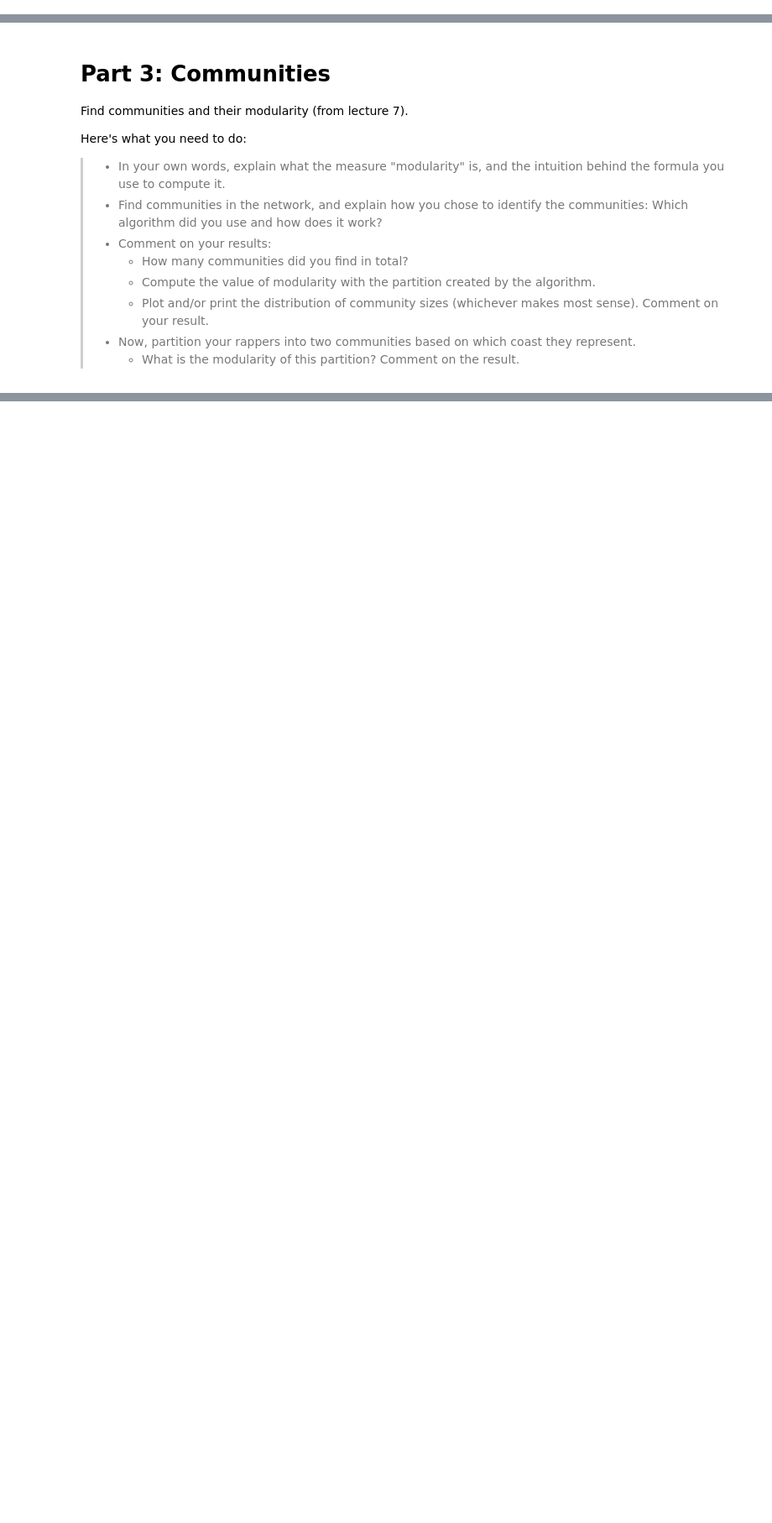
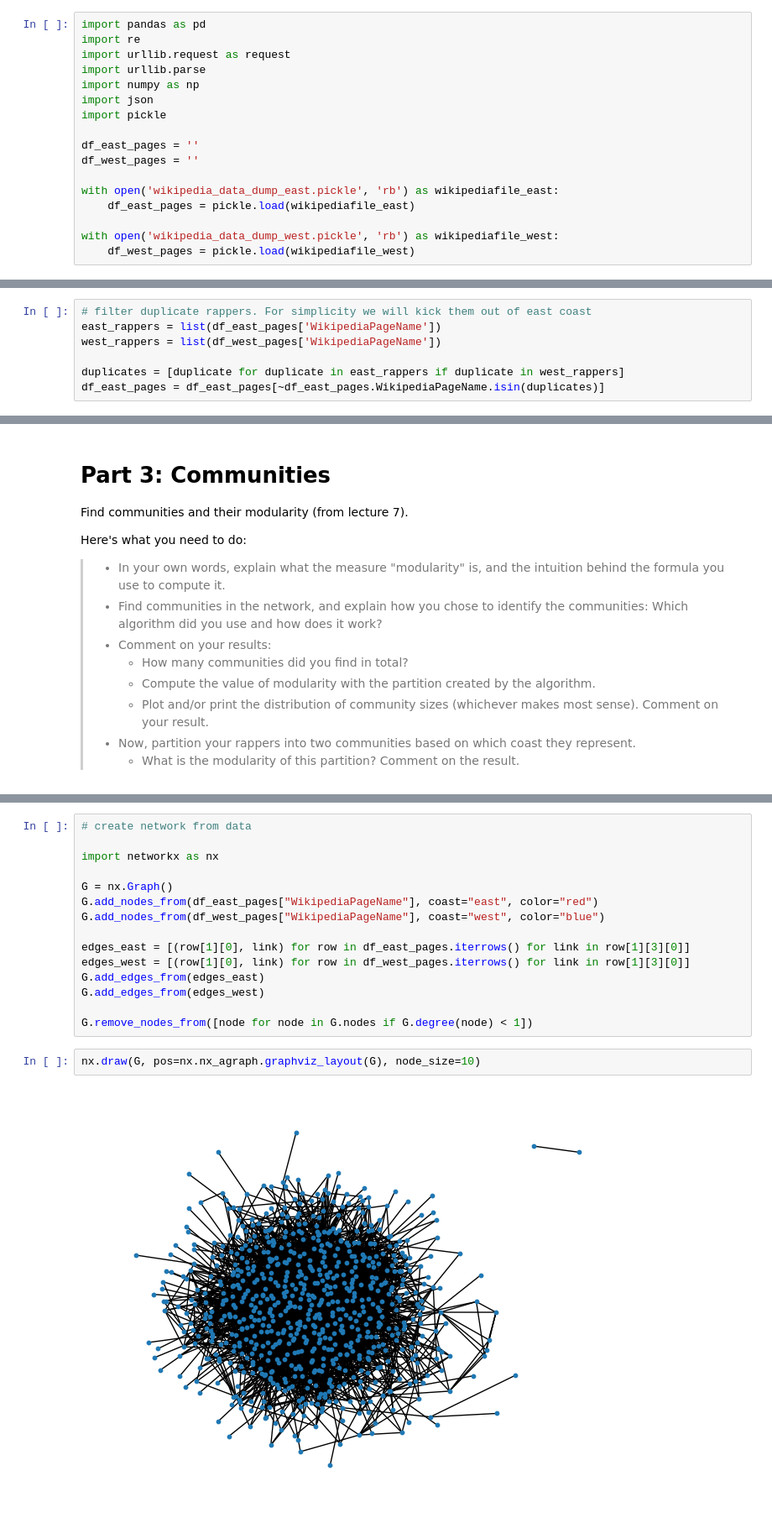
Before and after one commit to andste97/socialgraphs2023f-project, a Jupyter notebook: assignments/Assignment2.ipynb, the cells around one changed output, grey strips where cells are left out. Shown at 84% size. Saved outputs shown, nothing was run; the diff lists cells and outputs as text; blank space fills up the shorter version.

```diff
--- a/assignments/Assignment2.ipynb
+++ b/assignments/Assignment2.ipynb
@@ -29,0 +119,17 @@ To create our network, we downloaded the rapper Wiki pages from each coast (duri
+# %%
+import pandas as pd
+import re
+import urllib.request as request
+import urllib.parse
+import numpy as np
+import json
+import pickle
+
+df_east_pages = ''
+df_west_pages = ''
+
+with open('wikipedia_data_dump_east.pickle', 'rb') as wikipediafile_east:
+    df_east_pages = pickle.load(wikipediafile_east)
+
+with open('wikipedia_data_dump_west.pickle', 'rb') as wikipediafile_west:
+    df_west_pages = pickle.load(wikipediafile_west)
@@ -30,3 +163,10 @@ To create our network, we downloaded the rapper Wiki pages from each coast (duri
+# %%
+# filter duplicate rappers. For simplicity we will kick them out of east coast
+east_rappers = list(df_east_pages['WikipediaPageName'])
+west_rappers = list(df_west_pages['WikipediaPageName'])
+
+duplicates = [duplicate for duplicate in east_rappers if duplicate in west_rappers]
+df_east_pages = df_east_pages[~df_east_pages.WikipediaPageName.isin(duplicates)]
 # %% [markdown]
 # Part 1: Network visualization and basic stats
 
@@ -229,0 +446,19 @@ Here's what you need to do:
+# %%
+# create network from data
+
+import networkx as nx
+
+G = nx.Graph()
+G.add_nodes_from(df_east_pages["WikipediaPageName"], coast="east", color="red")
+G.add_nodes_from(df_west_pages["WikipediaPageName"], coast="west", color="blue")
+
+edges_east = [(row[1][0], link) for row in df_east_pages.iterrows() for link in row[1][3][0]]
+edges_west = [(row[1][0], link) for row in df_west_pages.iterrows() for link in row[1][3][0]]
+G.add_edges_from(edges_east)
+G.add_edges_from(edges_west)
+
+G.remove_nodes_from([node for node in G.nodes if G.degree(node) < 1])
+# %%
+nx.draw(G, pos=nx.nx_agraph.graphviz_layout(G), node_size=10)
+# %% [output]
+[figure, added]
```
Also changed, not shown: parts of 18 cells of this notebook, 3 other files.
